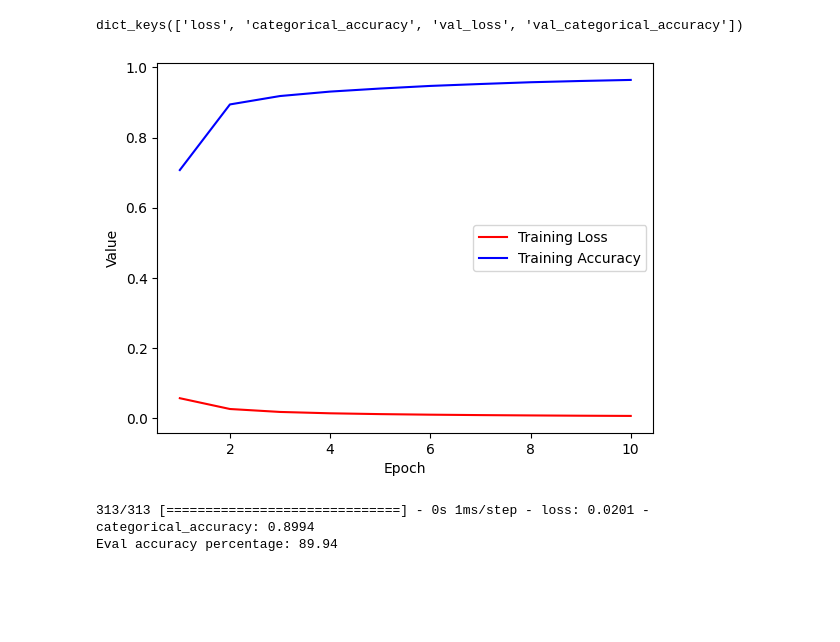
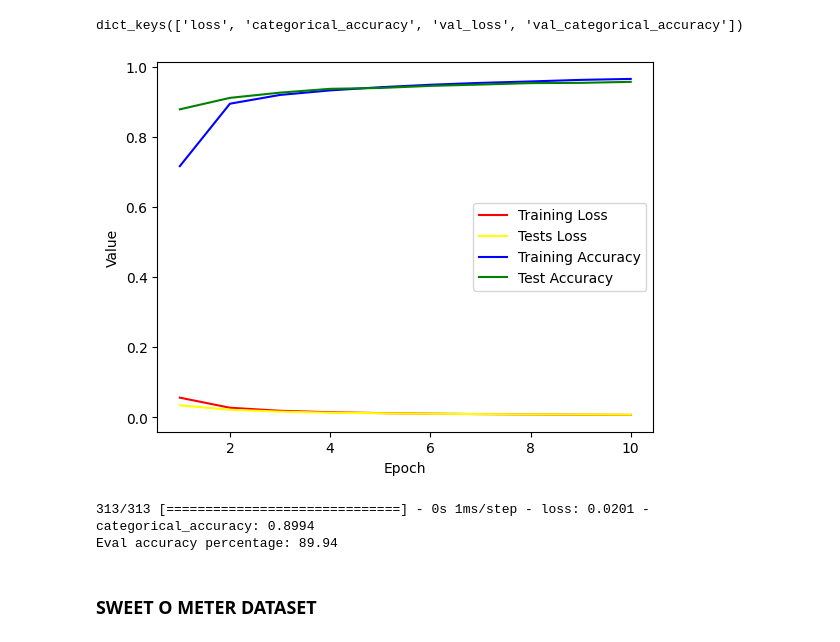
Before and after one commit to WalsonK/sweet-o-meter, a Jupyter notebook: API/Notebook/tensorflow.ipynb, the cells around one changed output. Cells and saved outputs as stored; diff of their text form; code cells hidden in the pictures; blank space fills up the shorter version.

```diff
--- a/API/Notebook/tensorflow.ipynb
+++ b/API/Notebook/tensorflow.ipynb
@@ -101,25 +103,29 @@ dict_keys(['loss', 'categorical_accuracy', 'val_loss', 'val_categorical_accuracy
 # %%
 # Récupérer les valeurs de loss et d'accuracy de l'historique
 loss_values = history_callback.history['loss']
 accuracy_values = history_callback.history['categorical_accuracy']
 val_loss_values = history_callback.history['val_loss']
 val_accuracy_values = history_callback.history['val_categorical_accuracy']
 
 # Tracer les courbes de loss et d'accuracy
 epochs = range(1, len(loss_values) + 1)
 
 plt.plot(epochs, loss_values, label='Training Loss', color='red')
+plt.plot(epochs, val_loss_values, label='Tests Loss', color='Yellow')
 plt.plot(epochs, accuracy_values, label='Training Accuracy', color='blue')
+plt.plot(epochs, val_accuracy_values, label='Test Accuracy', color='green')
 
 plt.xlabel('Epoch')
 plt.ylabel('Value')
 plt.legend()
 plt.show()
 # %% [output]
-[figure, old version]
+[figure, new version]
 # %%
 eval_loss, eval_acc = model.evaluate(x_test, y_test, verbose=1)
 print('Eval accuracy percentage: {:.2f}'.format(eval_acc * 100))
 # %% [output]
 313/313 [==============================] - 0s 1ms/step - loss: 0.0201 - categorical_accuracy: 0.8994
 Eval accuracy percentage: 89.94
+# %% [markdown]
+### SWEET O METER DATASET
```
Also changed, not shown: parts of 3 cells of this notebook, 1 other file.
